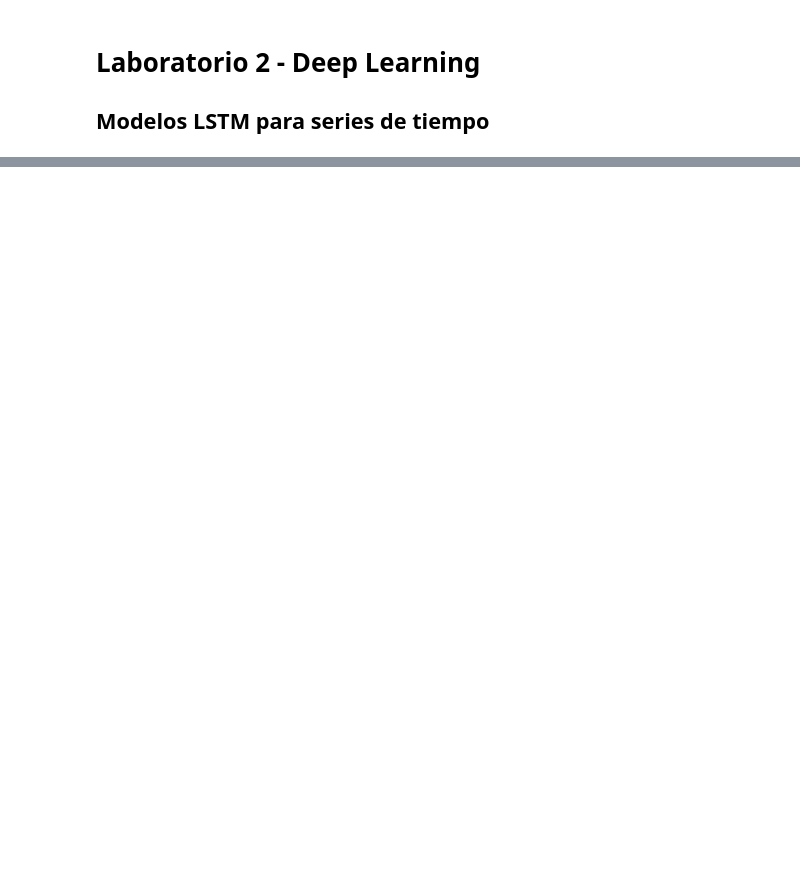
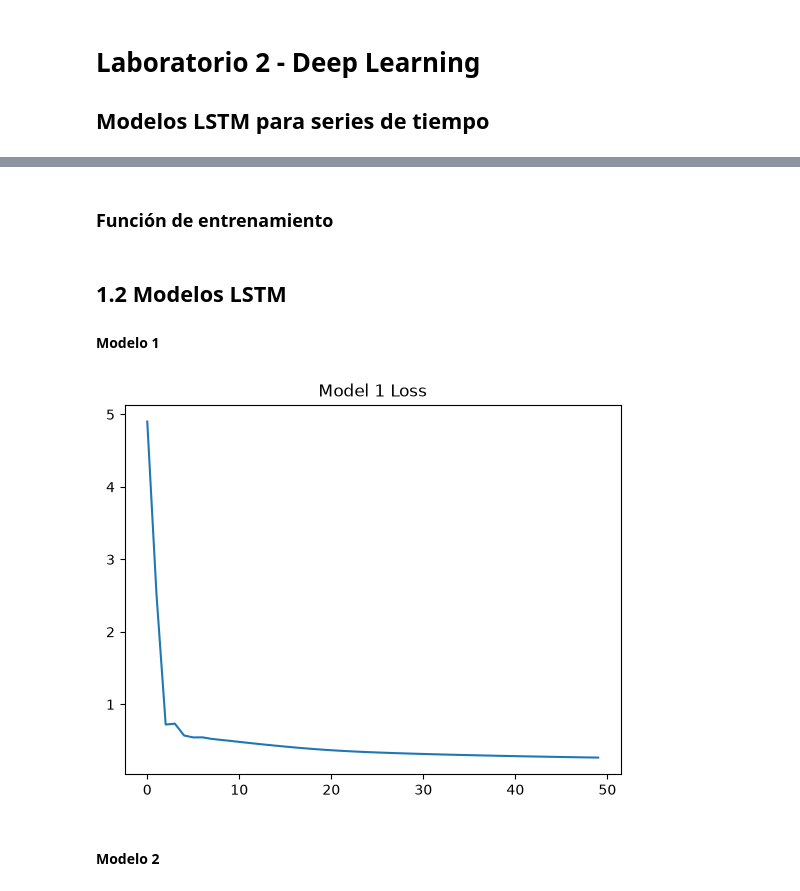
Before and after one commit to donadito/Laboratorio-2-SERIES-DE-TIEMPO, a Jupyter notebook: Laboratorio2.ipynb, the cells around one changed output, grey strips where cells are left out. Saved outputs shown, nothing was run; the diff lists cells and outputs as text; code cells hidden in the pictures; blank space fills up the shorter version.

```diff
--- a/Laboratorio2.ipynb
+++ b/Laboratorio2.ipynb
@@ -16,0 +68,6 @@ ModuleNotFoundError: No module named 'tensorflow'
+# %%
+X_train = torch.tensor(X_train, dtype=torch.float32)
+y_train = torch.tensor(y_train, dtype=torch.float32)
+
+X_test = torch.tensor(X_test, dtype=torch.float32)
+y_test = torch.tensor(y_test, dtype=torch.float32)
@@ -16,0 +76,6 @@ ModuleNotFoundError: No module named 'tensorflow'
+# %%
+train_loader = DataLoader(
+    TensorDataset(X_train, y_train),
+    batch_size=8,
+    shuffle=False
+)
@@ -16,0 +84,24 @@ ModuleNotFoundError: No module named 'tensorflow'
+# %%
+class LSTMModel(nn.Module):
+
+    def __init__(self, hidden):
+
+        super().__init__()
+
+        self.lstm = nn.LSTM(
+            input_size=1,
+            hidden_size=hidden,
+            batch_first=True
+        )
+
+        self.fc = nn.Linear(hidden,1)
+
+    def forward(self,x):
+
+        out,_ = self.lstm(x)
+
+        out = out[:,-1,:]
+
+        return self.fc(out)
+# %% [markdown]
+### Función de entrenamiento
@@ -16,0 +143,19 @@ ModuleNotFoundError: No module named 'tensorflow'
+# %% [markdown]
+## 1.2 Modelos LSTM
+
+#### Modelo 1
+# %%
+model1 = LSTMModel(hidden=32)
+
+loss1 = train_model(
+    model1,
+    epochs=50
+)
+# %%
+plt.plot(loss1)
+plt.title("Model 1 Loss")
+plt.show()
+# %% [output]
+[figure, added]
+# %% [markdown]
+#### Modelo 2
```
Also changed, not shown: parts of 15 cells of this notebook.
